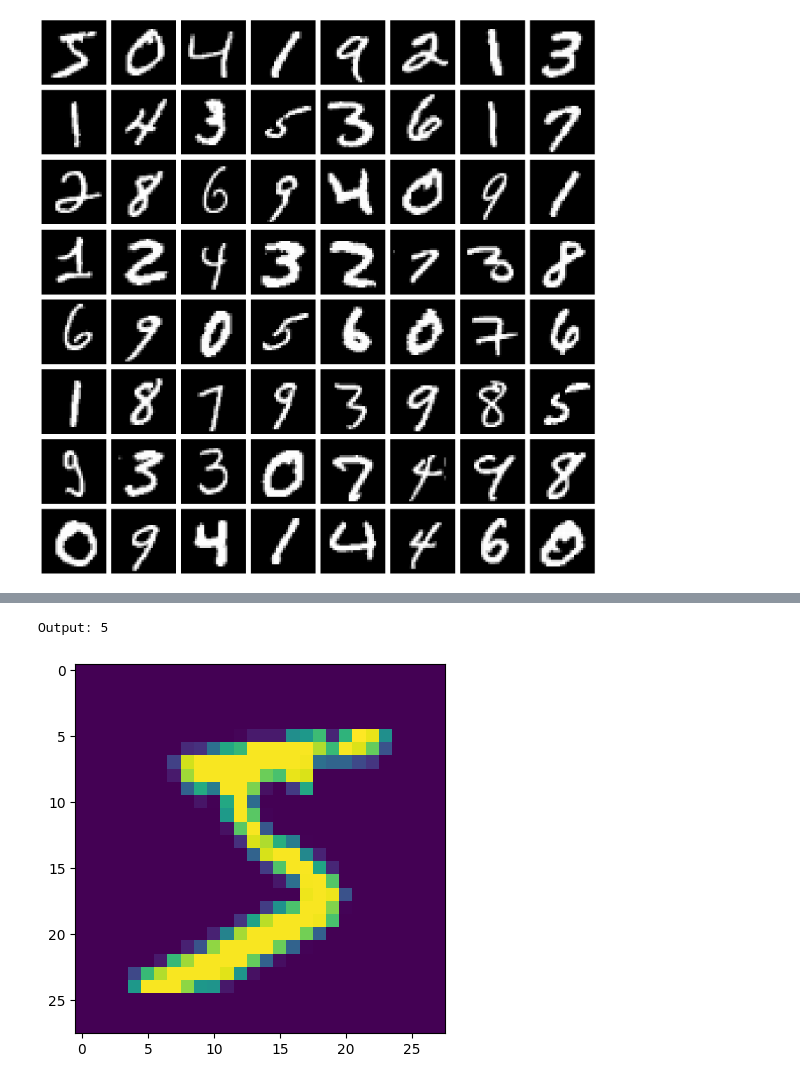
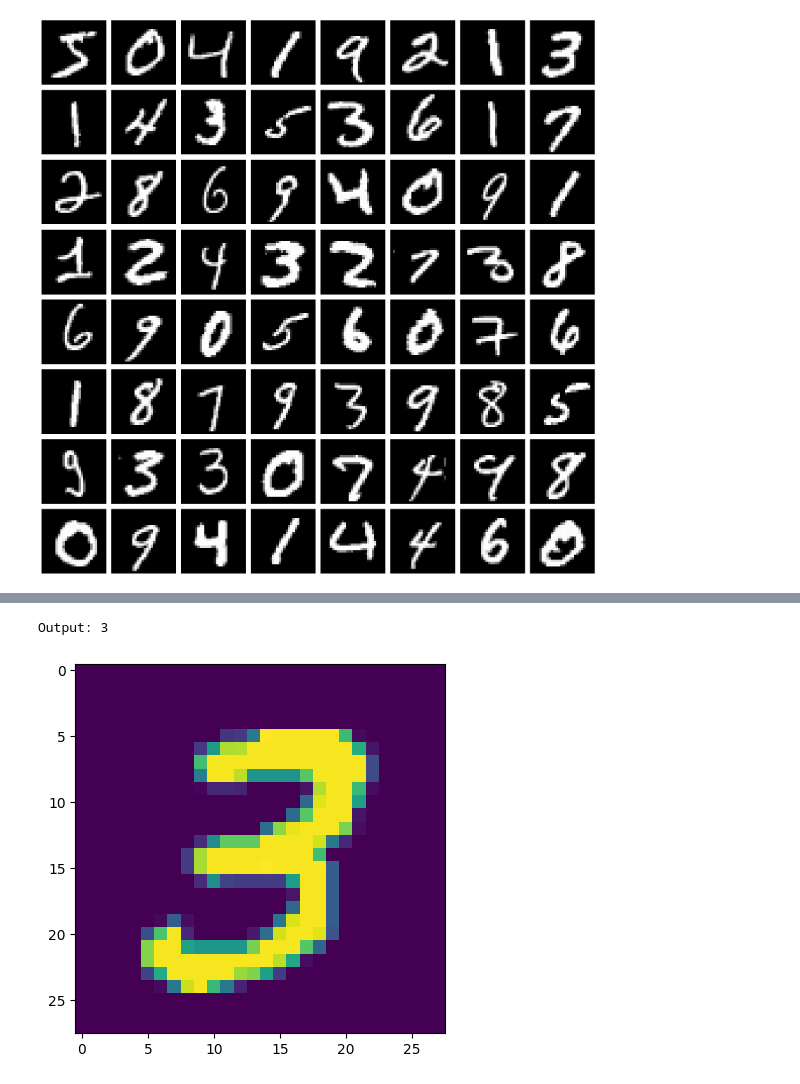
Before and after one commit to PrathamLalwani/NeuralODEs, a Jupyter notebook: MNISTtest_Pratham.ipynb, the cells around one changed output, grey strips where cells are left out. Saved outputs shown, nothing was run; the diff lists cells and outputs as text; code cells hidden in the pictures.

```diff
--- a/MNISTtest_Pratham.ipynb
+++ b/MNISTtest_Pratham.ipynb
@@ -143,13 +143,14 @@ Sequential(
   (12): Linear(in_features=64, out_features=10, bias=True)
 )
 # %%
-plt.imshow(mnist.data[0].numpy())
 # Single evaluation of the model on a single image
+k =7
+plt.imshow(mnist.data[k].numpy())
 with torch.no_grad():
-    image = mnist.data[0].unsqueeze(0).unsqueeze(0).float()
+    image = mnist.data[k].unsqueeze(0).unsqueeze(0).float()
     output = model(image)
     output = output.argmax(dim=1).item()
     print("Output:", output)
 # %% [output]
-Output: 5
+Output: 3
-[figure, old version]
+[figure, new version]
```
Also changed, not shown: parts of 1 cell of this notebook, 3 other files.
